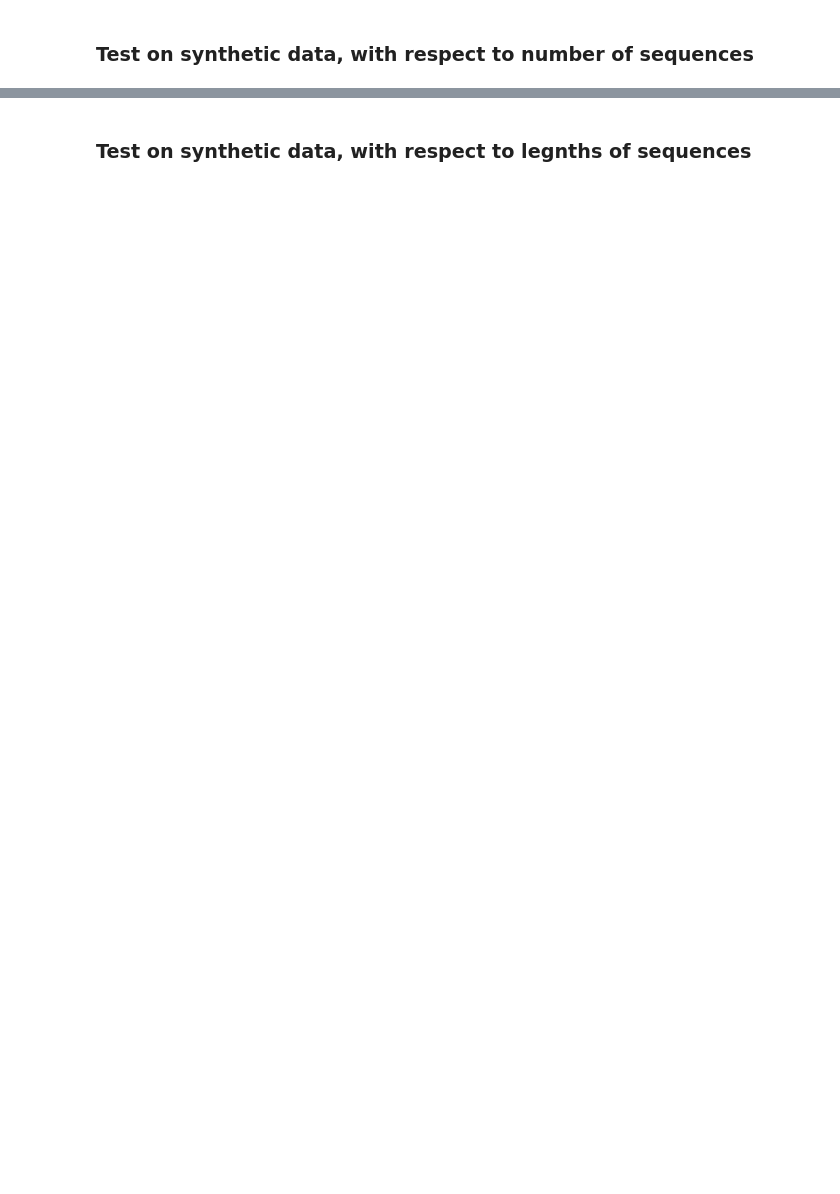
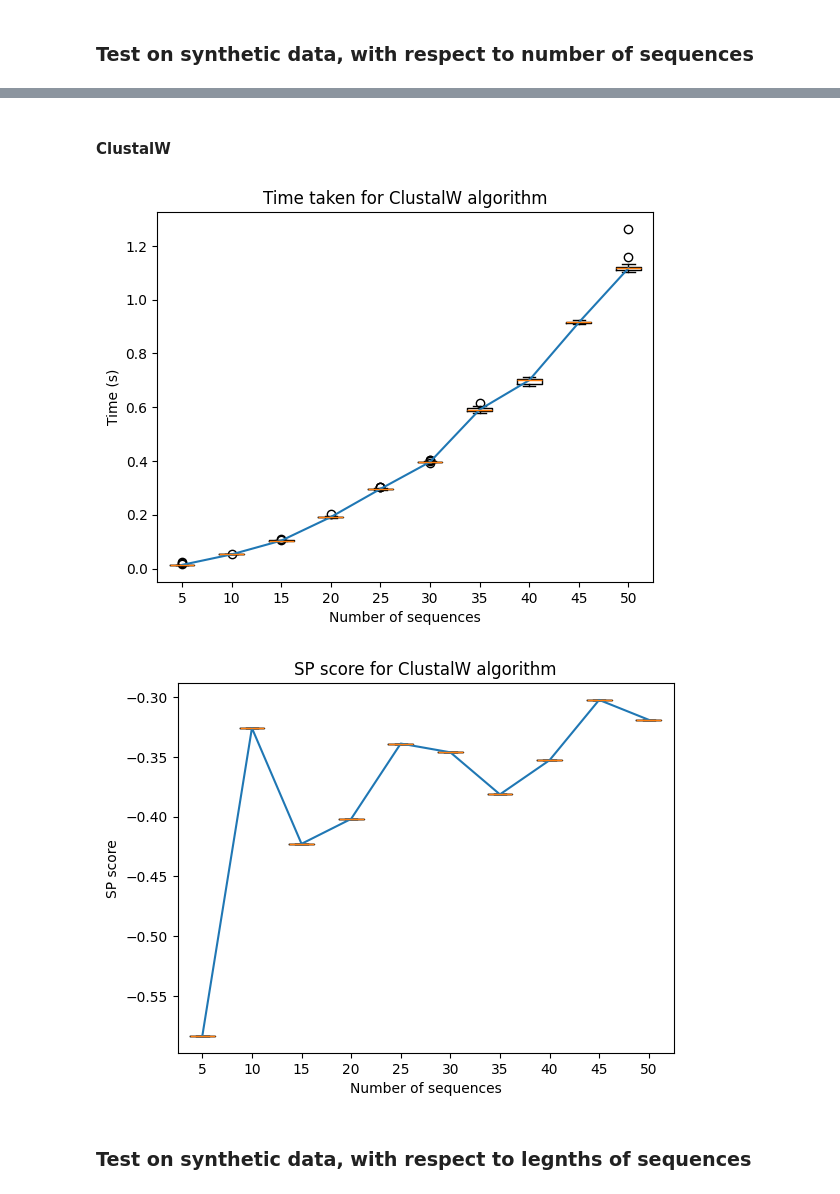
Before and after one commit to Github-Tree-0/Multi-Sequence-Alignment, a Jupyter notebook: test.ipynb, the cells around one changed output, grey strips where cells are left out. Cells and saved outputs as stored; diff of their text form; code cells hidden in the pictures; blank space fills up the shorter version.

```diff
--- a/test.ipynb
+++ b/test.ipynb
@@ -104,0 +105,2 @@ plt.show()
+# %% [markdown]
+#### ClustalW
@@ -105,2 +127,24 @@ plt.show()
+# %%
+# Box plot of times
+plt.boxplot(times)
+plt.plot(range(1, 11), [np.median(samples) for samples in times])
+plt.xlabel('Number of sequences')
+plt.ylabel('Time (s)')
+plt.title('Time taken for ClustalW algorithm')
+plt.xticks(ticks=range(1, 11), labels=[str(i*5) for i in range(1, 11)])
+plt.show()
+
+
+# Box plot of sp scores
+plt.boxplot(scores)
+plt.plot(range(1, 11), [np.median(samples) for samples in scores])
+plt.xlabel('Number of sequences')
+plt.ylabel('SP score')
+plt.title('SP score for ClustalW algorithm')
+plt.xticks(ticks=range(1, 11), labels=[str(i*5) for i in range(1, 11)])
+plt.show()
+# %% [output]
+[figure, added]
+[figure, added]
 # %% [markdown]
 ### Test on synthetic data, with respect to legnths of sequences
```
Also changed, not shown: parts of 16 cells of this notebook.
